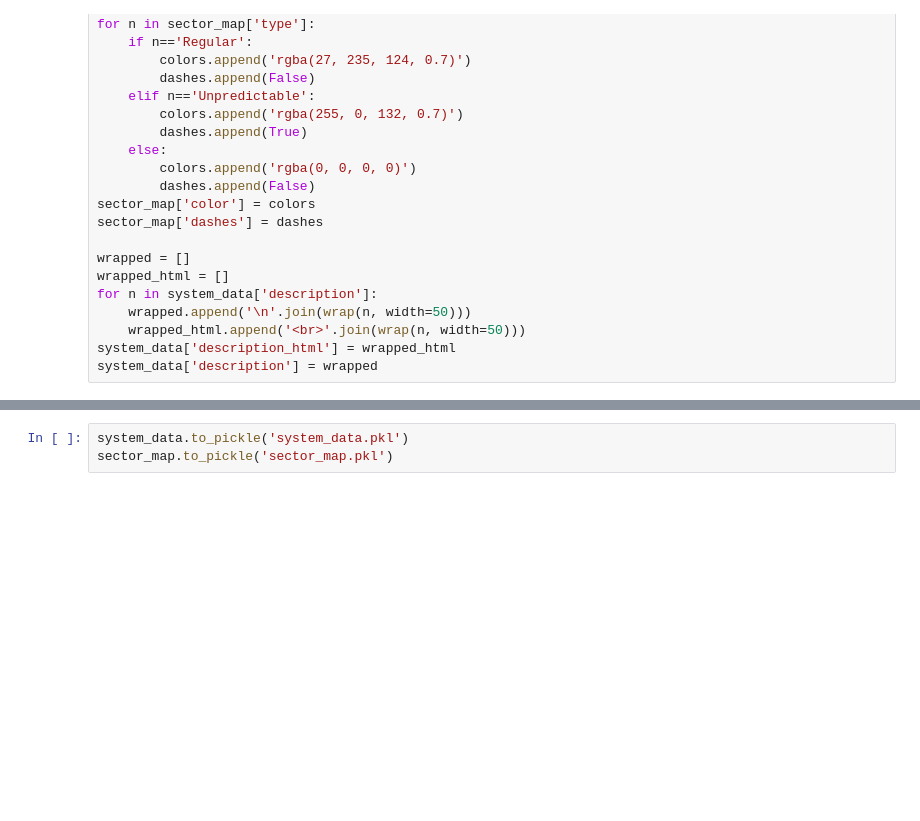
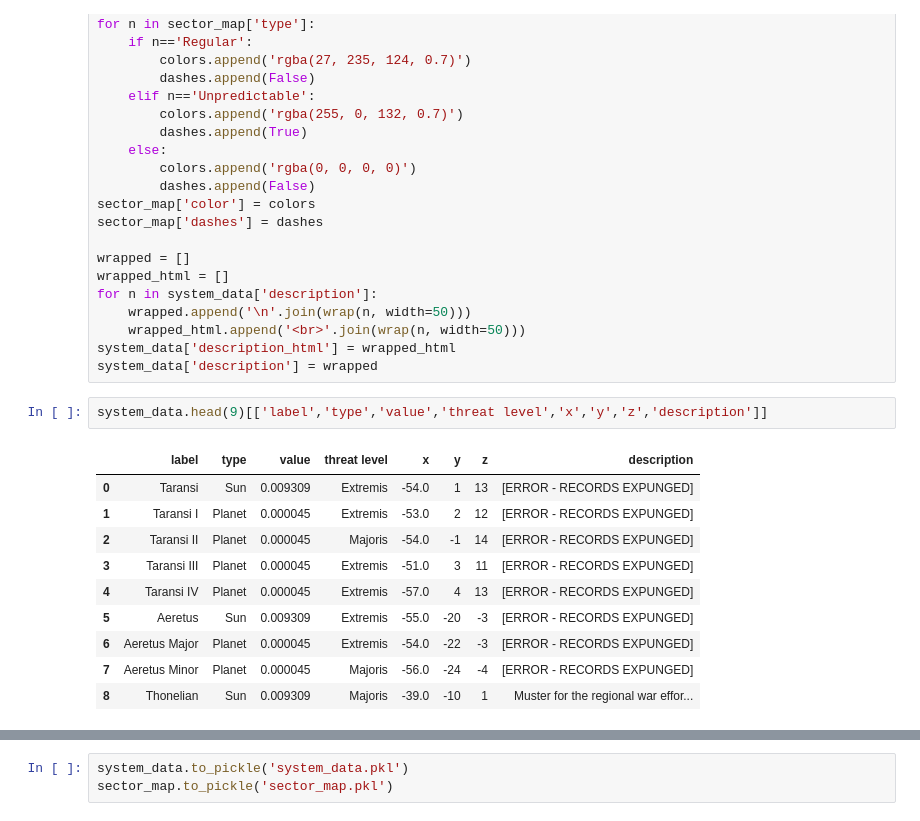
Before and after one commit to thomasbryansmith/DynamicSector, a Jupyter notebook: function_building_and_testing.ipynb, the cells around one changed output, grey strips where cells are left out. Drawn from its saved outputs; the diff is of its cells as text; blank space fills up the shorter version.

```diff
--- a/function_building_and_testing.ipynb
+++ b/function_building_and_testing.ipynb
@@ -244,3 +244,16 @@ for n in system_data['description']:
     wrapped_html.append('<br>'.join(wrap(n, width=50)))
 system_data['description_html'] = wrapped_html
 system_data['description'] = wrapped
+# %%
+system_data.head(9)[['label','type','value','threat level','x','y','z','description']]
+# %% [output]
+|  | label | type | value | threat level | x | y | z | description |
+| 0 | Taransi | Sun | 0.009309 | Extremis | -54.0 | 1 | 13 | [ERROR - RECORDS EXPUNGED] |
+| 1 | Taransi I | Planet | 0.000045 | Extremis | -53.0 | 2 | 12 | [ERROR - RECORDS EXPUNGED] |
+| 2 | Taransi II | Planet | 0.000045 | Majoris | -54.0 | -1 | 14 | [ERROR - RECORDS EXPUNGED] |
+| 3 | Taransi III | Planet | 0.000045 | Extremis | -51.0 | 3 | 11 | [ERROR - RECORDS EXPUNGED] |
+| 4 | Taransi IV | Planet | 0.000045 | Extremis | -57.0 | 4 | 13 | [ERROR - RECORDS EXPUNGED] |
+| 5 | Aeretus | Sun | 0.009309 | Extremis | -55.0 | -20 | -3 | [ERROR - RECORDS EXPUNGED] |
+| 6 | Aeretus Major | Planet | 0.000045 | Extremis | -54.0 | -22 | -3 | [ERROR - RECORDS EXPUNGED] |
+| 7 | Aeretus Minor | Planet | 0.000045 | Majoris | -56.0 | -24 | -4 | [ERROR - RECORDS EXPUNGED] |
+| 8 | Thonelian | Sun | 0.009309 | Majoris | -39.0 | -10 | 1 | Muster for the regional war effor... |
```
Also changed, not shown: parts of 1 cell of this notebook.
